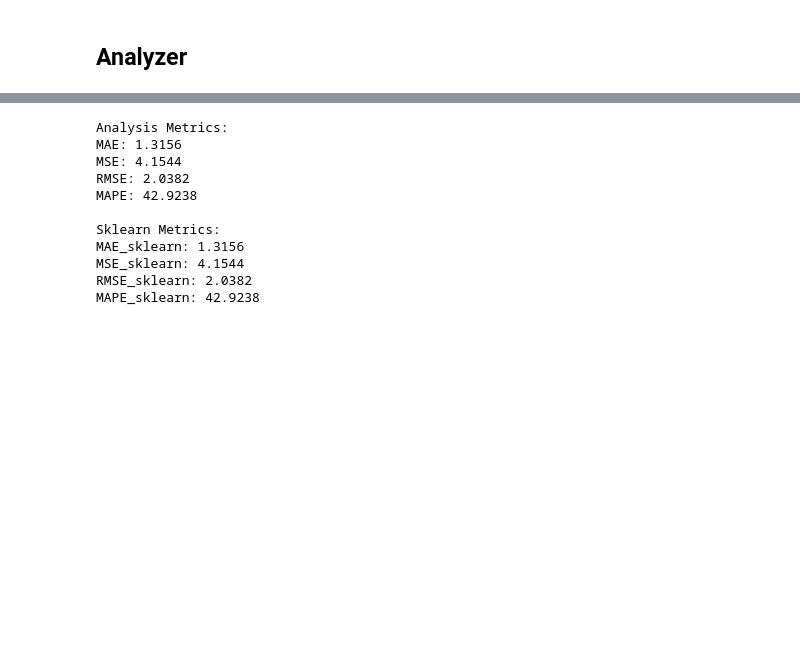
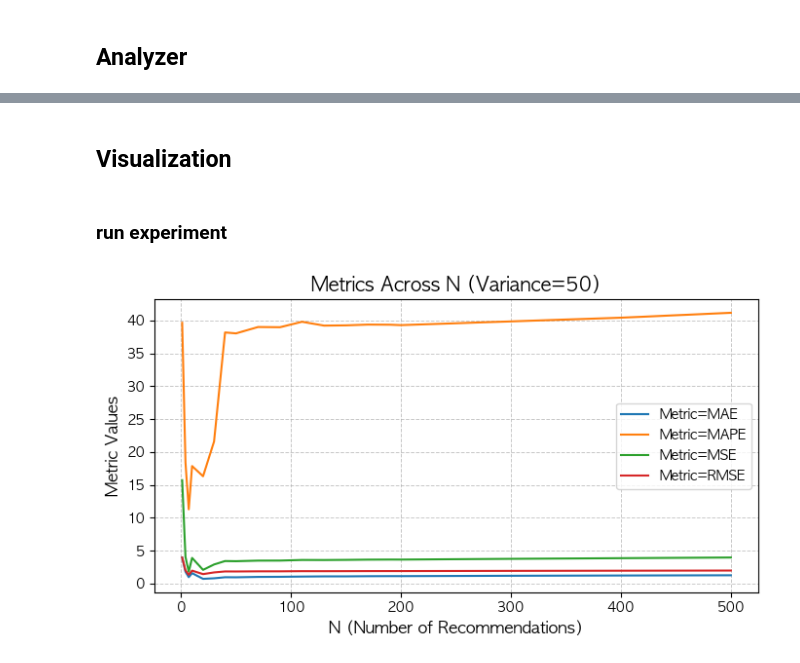
Before and after one commit to whyNot077/codyssey, a Jupyter notebook: chapter 3/3-2 회귀평가/eval.ipynb, the cells around one changed output, grey strips where cells are left out. Drawn from its saved outputs; the diff is of its cells as text; code cells hidden in the pictures; blank space fills up the shorter version.

```diff
--- a/chapter 3/3-2 회귀평가/eval.ipynb
+++ b/chapter 3/3-2 회귀평가/eval.ipynb
@@ -367,5 +298,0 @@ MAPE_sklearn: 39.7740
-# %%
-recommender = RandomRecommender(movies_df, rates_df)
-result_df = recommender.run(n=100)
-analyzer = Analyzer(result_df, rates_df)
-analyzer.display_results()
@@ -384,5 +298,0 @@ MAPE_sklearn: 39.3681
-# %%
-recommender = RandomRecommender(movies_df, rates_df)
-result_df = recommender.run(n=500)
-analyzer = Analyzer(result_df, rates_df)
-analyzer.display_results()
@@ -401,5 +298,0 @@ MAPE_sklearn: 41.0228
-# %%
-recommender = RandomRecommender(movies_df, rates_df)
-result_df = recommender.run(n=1000)
-analyzer = Analyzer(result_df, rates_df)
-analyzer.display_results()
@@ -418,17 +299,2 @@ MAPE_sklearn: 42.7856
-# %%
-recommender = RandomRecommender(movies_df, rates_df)
-result_df = recommender.run(n=1000, variation=80)
-analyzer = Analyzer(result_df, rates_df)
-analyzer.display_results()
-# %% [output]
-Analysis Metrics:
-MAE: 1.3156
-MSE: 4.1544
-RMSE: 2.0382
-MAPE: 42.9238
-
-Sklearn Metrics:
-MAE_sklearn: 1.3156
-MSE_sklearn: 4.1544
-RMSE_sklearn: 2.0382
-MAPE_sklearn: 42.9238
+# %% [markdown]
+## Visualization
@@ -434,0 +332,2 @@ MAPE_sklearn: 42.9238
+# %% [markdown]
+### run experiment
@@ -434,0 +359,35 @@ MAPE_sklearn: 42.9238
+# %%
+# Define parameters
+variances = [0, 50, 80]  # List of variances to compare
+n_values = sorted(
+    list(range(1, 10, 3)) +            # 1부터 9까지 3씩 증가
+    list(range(10, 50, 10)) +          # 10부터 50까지 10씩 증가
+    list(range(50, 200, 20)) +         # 50부터 200까지 20씩 증가
+    list(range(200, 501, 100))         # 200부터 500까지 100씩 증가
+)
+
+recommender = RandomRecommender(movies_df, rates_df)
+
+# Part 1: Metrics Across N for Single Variance
+single_variance = 50
+results_single_df = run_experiment_for_variance(recommender, rates_df, single_variance, n_values)
+
+# Melt for visualization (all metrics)
+melted_single_df = results_single_df.melt(
+    id_vars=["n"],
+    value_vars=["MAE", "MSE", "RMSE", "MAPE"],
+    var_name="Metric",
+    value_name="Value"
+)
+
+Visualization.draw_line_chart(
+    melted_single_df,
+    x_column="n",
+    y_column="Value",
+    hue_column="Metric",
+    title=f"Metrics Across N (Variance={single_variance})",
+    xlabel="N (Number of Recommendations)",
+    ylabel="Metric Values"
+)
+# %% [output]
+[figure, added]
```
Also changed, not shown: parts of 15 cells of this notebook.
